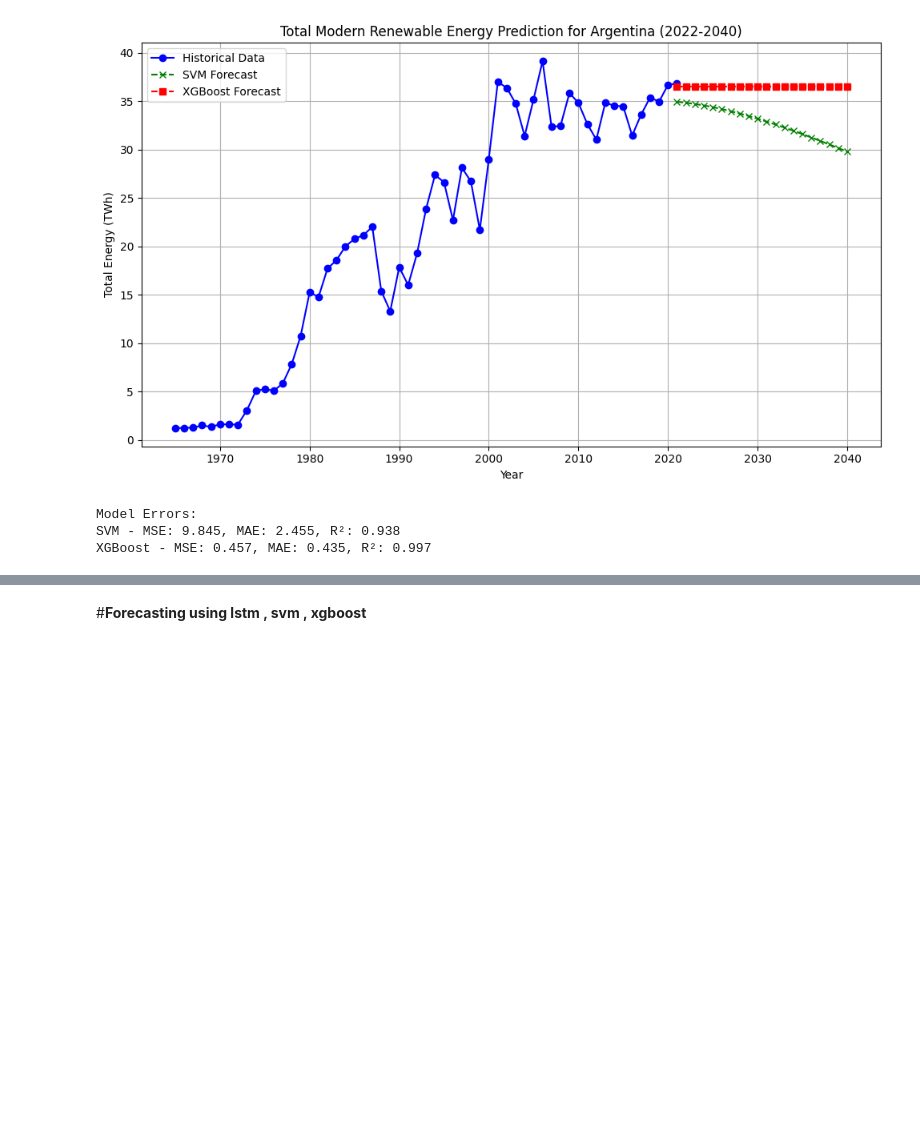
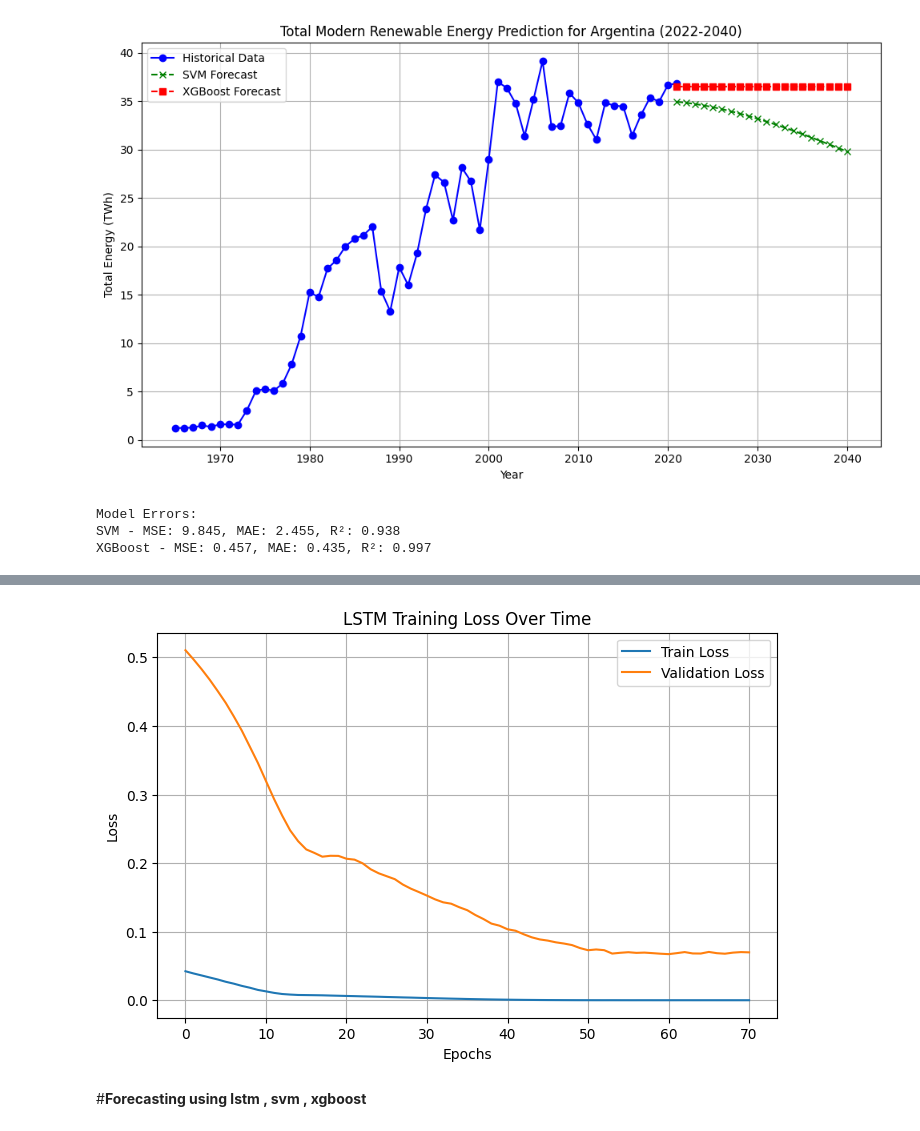
Before and after one commit to nithinmgowda/Renewable-energy-forecast, a Jupyter notebook: Renewable_energy_forcasting.ipynb, the cells around one changed output, grey strips where cells are left out. Saved outputs shown, nothing was run; the diff lists cells and outputs as text; code cells hidden in the pictures; blank space fills up the shorter version.

```diff
--- a/Renewable_energy_forcasting.ipynb
+++ b/Renewable_energy_forcasting.ipynb
@@ -836,0 +839,88 @@ XGBoost - MSE: 0.457, MAE: 0.435, R²: 0.997
+# %%
+import numpy as np
+import pandas as pd
+import matplotlib.pyplot as plt
+from sklearn.preprocessing import MinMaxScaler
+import tensorflow as tf
+from tensorflow.keras.models import Sequential
+from tensorflow.keras.layers import LSTM, Dense
+from tensorflow.keras.callbacks import EarlyStopping
+from sklearn.metrics import mean_squared_error, mean_absolute_error, r2_score
+
+# Load and filter World data
+world_data = df[df['Entity'] == 'World']
+
+X = world_data['Year'].values.reshape(-1, 1)
+y = world_data['Total_energy'].values.reshape(-1, 1)  # Reshape for scaling
+
+# Normalize data for LSTM (MinMaxScaler to keep values between 0 and 1)
+scaler_X = MinMaxScaler()
+scaler_y = MinMaxScaler()
+
+X_scaled = scaler_X.fit_transform(X)
+y_scaled = scaler_y.fit_transform(y)
+
+# Train-test split (80% training, 20% testing)
+train_size = int(len(X) * 0.8)
+X_train, X_test = X_scaled[:train_size], X_scaled[train_size:]
+y_train, y_test = y_scaled[:train_size], y_scaled[train_size:]
+
+# Reshape to LSTM format: (samples, time steps, features)
+X_train_lstm = X_train.reshape((X_train.shape[0], 1, 1))
+X_test_lstm = X_test.reshape((X_test.shape[0], 1, 1))
+
+# ---------------- Building the LSTM Model ----------------
+model_lstm = Sequential([
+    LSTM(50, activation='relu', return_sequences=True, input_shape=(1, 1)),
+    LSTM(50, activation='relu', return_sequences=False),
+    Dense(1)  # Output layer
+])
+
+model_lstm.compile(optimizer='adam', loss='mse')
+
+# Early stopping to prevent overfitting
+early_stopping = EarlyStopping(monitor='val_loss', patience=10, restore_best_weights=True)
+
+# ---------------- Training the LSTM Model ----------------
+history = model_lstm.fit(
+    X_train_lstm, y_train,
+    epochs=200, batch_size=8,
+    validation_data=(X_test_lstm, y_test),
+    callbacks=[early_stopping],
+    verbose=1
+)
+
+# ---------------- Predicting on Train & Test Data ----------------
+y_train_pred = model_lstm.predict(X_train_lstm)
+y_test_pred = model_lstm.predict(X_test_lstm)
+
+# Convert back to original scale
+y_train_pred = scaler_y.inverse_transform(y_train_pred)
+y_test_pred = scaler_y.inverse_transform(y_test_pred)
+y_train_actual = scaler_y.inverse_transform(y_train)
+y_test_actual = scaler_y.inverse_transform(y_test)
+
+# ---------------- Evaluate Model Performance ----------------
+mse_train = mean_squared_error(y_train_actual, y_train_pred)
+mae_train = mean_absolute_error(y_train_actual, y_train_pred)
+r2_train = r2_score(y_train_actual, y_train_pred)
+
+mse_test = mean_squared_error(y_test_actual, y_test_pred)
+mae_test = mean_absolute_error(y_test_actual, y_test_pred)
+r2_test = r2_score(y_test_actual, y_test_pred)
+
+print("\nLSTM Model Performance:")
+print(f"Train - MSE: {mse_train:.3f}, MAE: {mae_train:.3f}, R²: {r2_train:.3f}")
+print(f"Test - MSE: {mse_test:.3f}, MAE: {mae_test:.3f}, R²: {r2_test:.3f}")
+
+# ---------------- Plot Training Loss ----------------
+plt.figure(figsize=(8, 5))
+plt.plot(history.history['loss'], label='Train Loss')
+plt.plot(history.history['val_loss'], label='Validation Loss')
+plt.xlabel('Epochs')
+plt.ylabel('Loss')
+plt.title('LSTM Training Loss Over Time')
+plt.legend()
+plt.grid()
+plt.show()
+# %% [output]
@@ -837,3 +944,4 @@ XGBoost - MSE: 0.457, MAE: 0.435, R²: 0.997
+[figure, added]
 # %% [markdown]
 #**Forecasting using lstm , svm , xgboost**
 # %%
```
Also changed, not shown: parts of 3 cells of this notebook.
